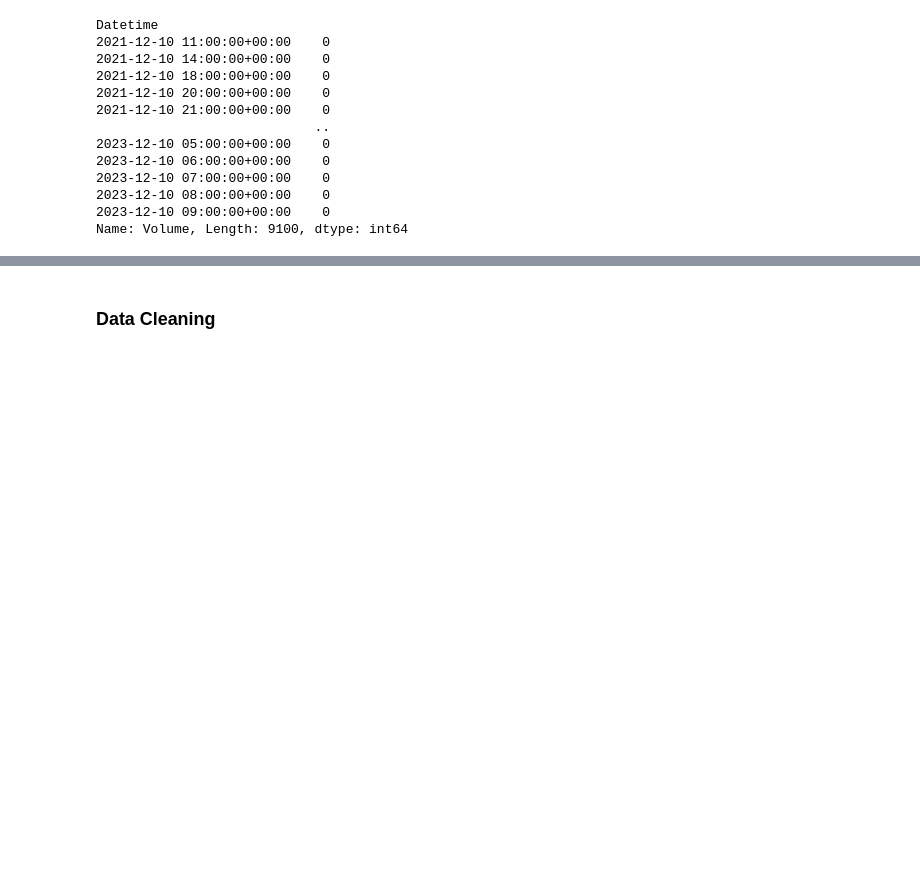
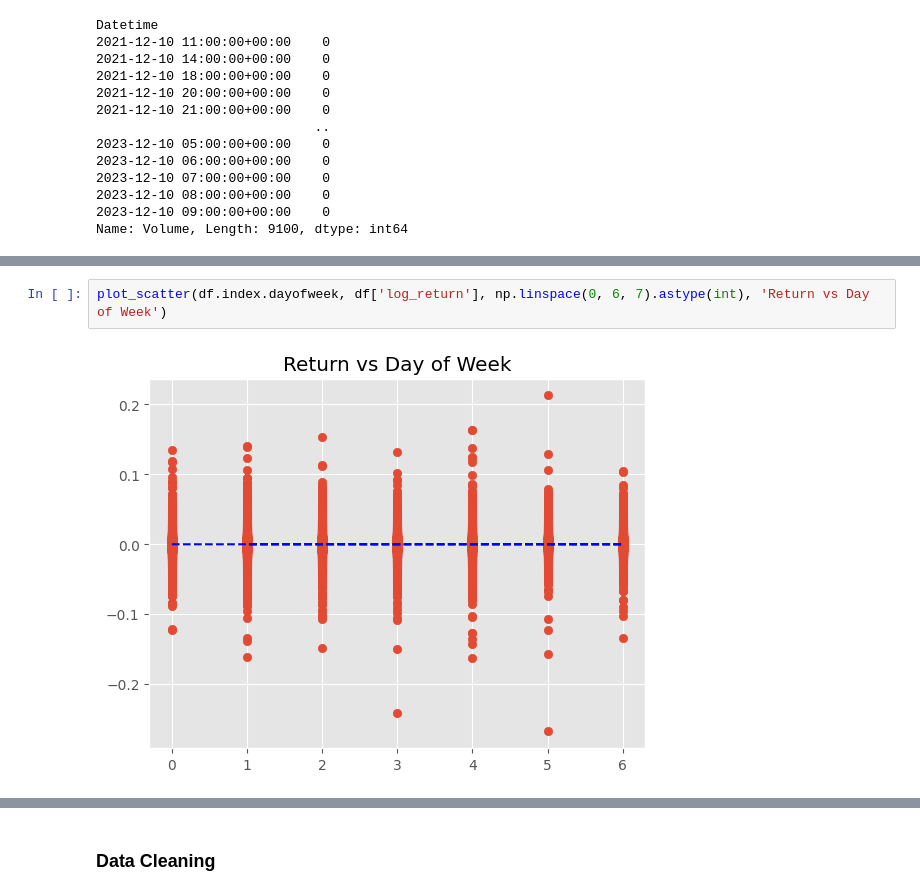
Before and after one commit to will-j-c/cqf_final_project_DL, a Jupyter notebook: report.ipynb, the cells around one changed output, grey strips where cells are left out. Cells and saved outputs as stored; diff of their text form; blank space fills up the shorter version.

```diff
--- a/report.ipynb
+++ b/report.ipynb
@@ -115,0 +128,4 @@ plt.show()
+# %%
+plot_scatter(df.index.dayofweek, df['log_return'], np.linspace(0, 6, 7).astype(int), 'Return vs Day of Week')
+# %% [output]
+[figure, added]
```
Also changed, not shown: parts of 9 cells of this notebook, 4 other files.
